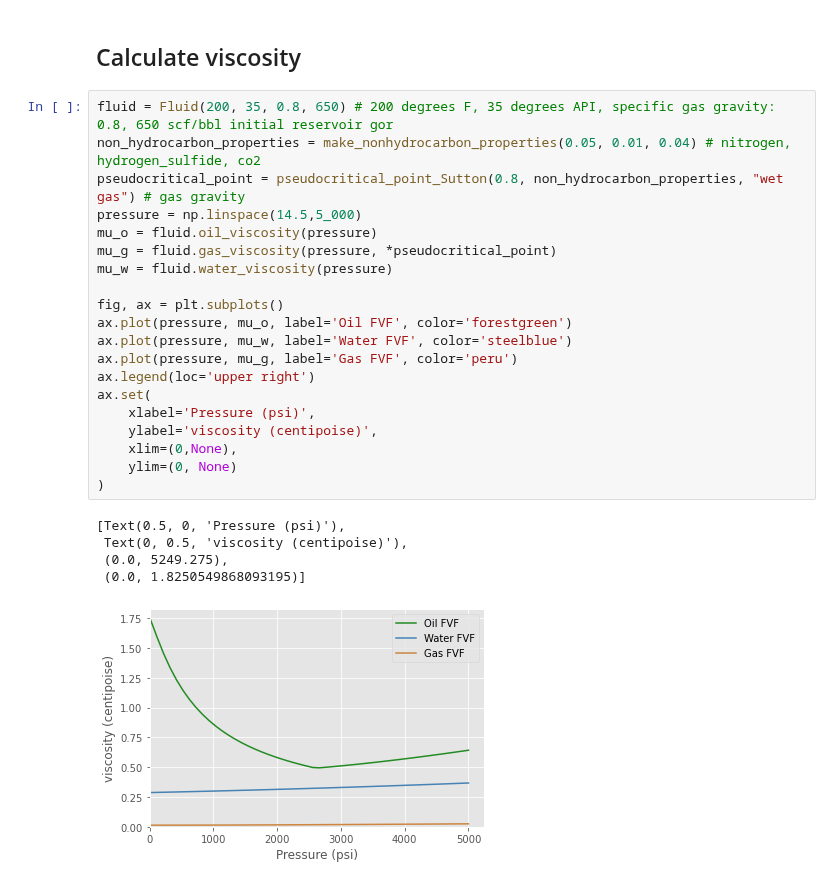
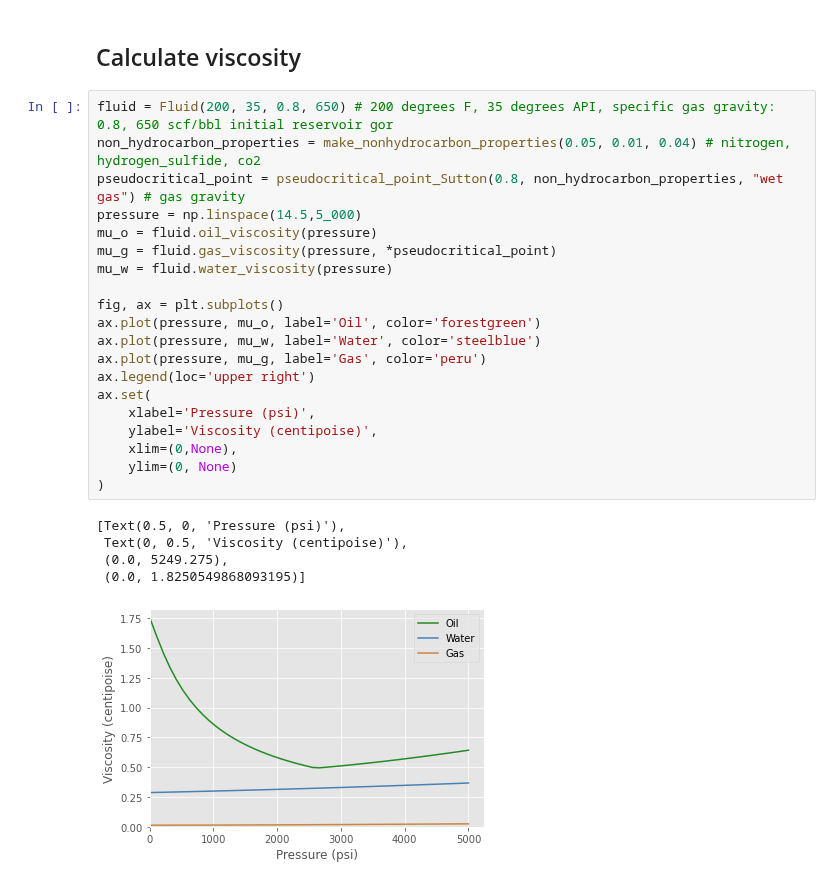
Before and after one commit to frank1010111/bluebonnet, a Jupyter notebook: docs/fluids.ipynb, the cells around one changed output. Drawn from its saved outputs; the diff is of its cells as text.

```diff
--- a/docs/fluids.ipynb
+++ b/docs/fluids.ipynb
@@ -43,26 +39,26 @@ ax.set(xlabel='Pressure (psi)', ylabel='b-factor', xlim=(0,None), ylim=(0, None)
 # %%
 fluid = Fluid(200, 35, 0.8, 650) # 200 degrees F, 35 degrees API, specific gas gravity: 0.8, 650 scf/bbl initial reservoir gor
 non_hydrocarbon_properties = make_nonhydrocarbon_properties(0.05, 0.01, 0.04) # nitrogen, hydrogen_sulfide, co2
 pseudocritical_point = pseudocritical_point_Sutton(0.8, non_hydrocarbon_properties, "wet gas") # gas gravity
 pressure = np.linspace(14.5,5_000)
 mu_o = fluid.oil_viscosity(pressure)
 mu_g = fluid.gas_viscosity(pressure, *pseudocritical_point)
 mu_w = fluid.water_viscosity(pressure)
 
 fig, ax = plt.subplots()
-ax.plot(pressure, mu_o, label='Oil FVF', color='forestgreen')
-ax.plot(pressure, mu_w, label='Water FVF', color='steelblue')
-ax.plot(pressure, mu_g, label='Gas FVF', color='peru')
+ax.plot(pressure, mu_o, label='Oil', color='forestgreen')
+ax.plot(pressure, mu_w, label='Water', color='steelblue')
+ax.plot(pressure, mu_g, label='Gas', color='peru')
 ax.legend(loc='upper right')
 ax.set(
     xlabel='Pressure (psi)',
-    ylabel='viscosity (centipoise)',
+    ylabel='Viscosity (centipoise)',
     xlim=(0,None),
     ylim=(0, None)
 )
 # %% [output]
 [Text(0.5, 0, 'Pressure (psi)'),
- Text(0, 0.5, 'viscosity (centipoise)'),
+ Text(0, 0.5, 'Viscosity (centipoise)'),
  (0.0, 5249.275),
  (0.0, 1.8250549868093195)]
-[figure, old version]
+[figure, new version]
```
Also changed, not shown: parts of 1 cell of this notebook, 2 other files.
